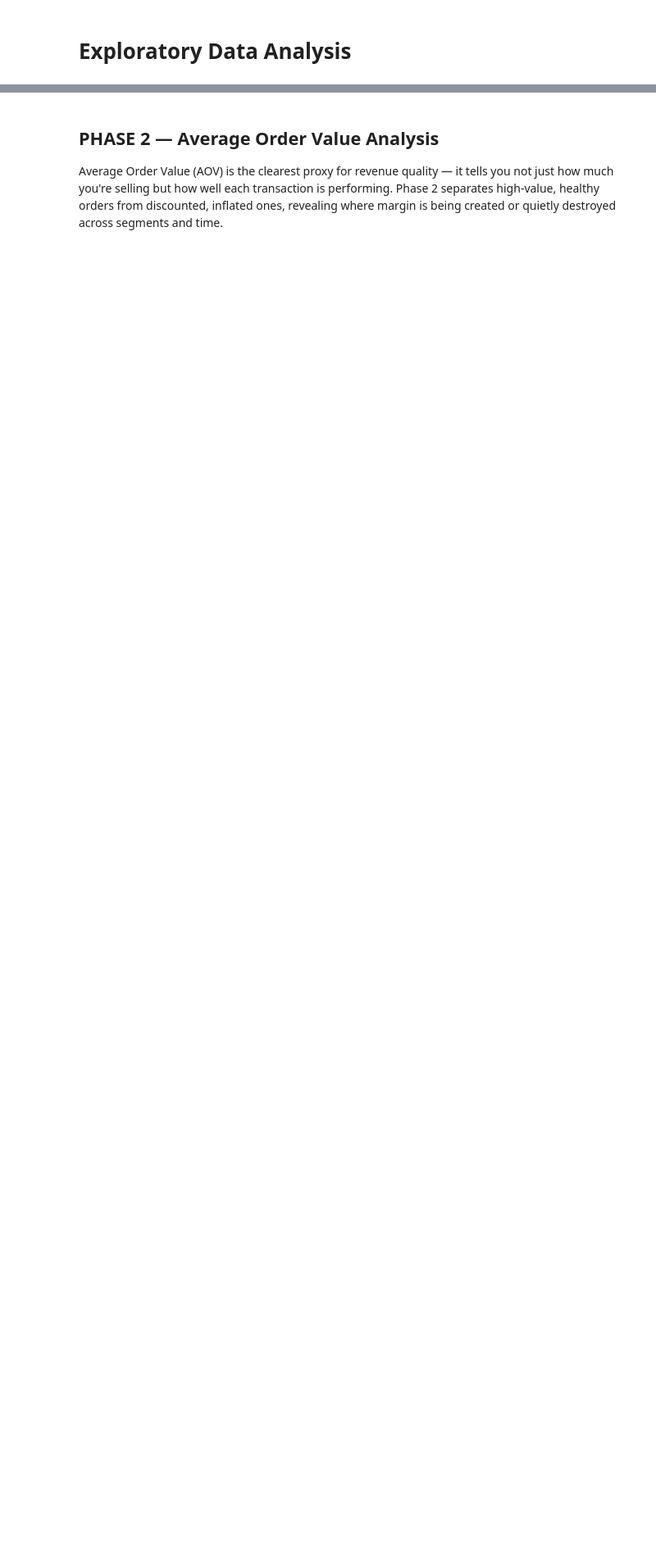
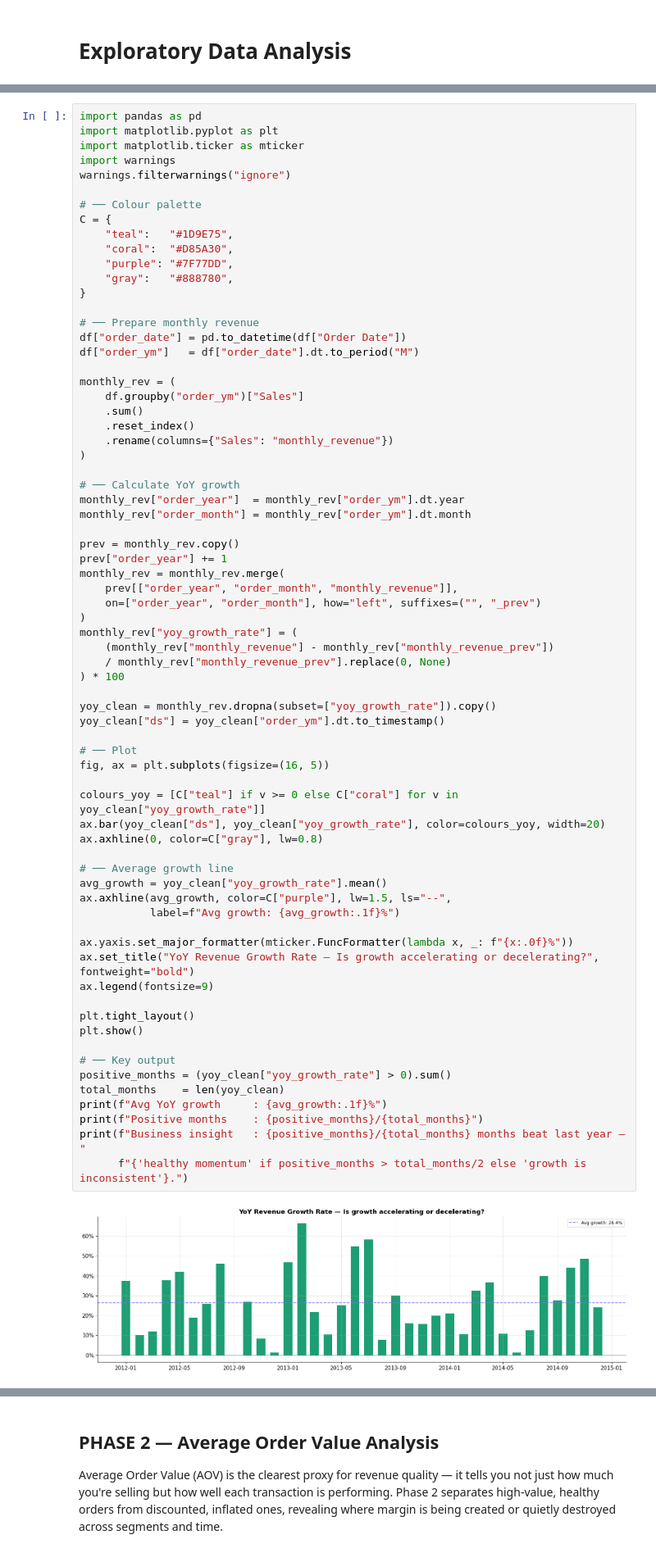
Before and after one commit to satwik12151/Capstone-Project-Group-3-, a Jupyter notebook: Capstone_Project_Group3.ipynb, the cells around one changed output, grey strips where cells are left out. Shown at 82% size. Drawn from its saved outputs; the diff is of its cells as text; blank space fills up the shorter version.

```diff
--- a/Capstone_Project_Group3.ipynb
+++ b/Capstone_Project_Group3.ipynb
@@ -273,0 +454,72 @@ memory usage: 7.6+ MB
+# %%
+import pandas as pd
+import matplotlib.pyplot as plt
+import matplotlib.ticker as mticker
+import warnings
+warnings.filterwarnings("ignore")
+
+# ── Colour palette
+C = {
+    "teal":   "#1D9E75",
+    "coral":  "#D85A30",
+    "purple": "#7F77DD",
+    "gray":   "#888780",
+}
+
+# ── Prepare monthly revenue
+df["order_date"] = pd.to_datetime(df["Order Date"])
+df["order_ym"]   = df["order_date"].dt.to_period("M")
+
+monthly_rev = (
+    df.groupby("order_ym")["Sales"]
+    .sum()
+    .reset_index()
+    .rename(columns={"Sales": "monthly_revenue"})
+)
+
+# ── Calculate YoY growth
+monthly_rev["order_year"]  = monthly_rev["order_ym"].dt.year
+monthly_rev["order_month"] = monthly_rev["order_ym"].dt.month
+
+prev = monthly_rev.copy()
+prev["order_year"] += 1
+monthly_rev = monthly_rev.merge(
+    prev[["order_year", "order_month", "monthly_revenue"]],
+    on=["order_year", "order_month"], how="left", suffixes=("", "_prev")
+)
+monthly_rev["yoy_growth_rate"] = (
+    (monthly_rev["monthly_revenue"] - monthly_rev["monthly_revenue_prev"])
+    / monthly_rev["monthly_revenue_prev"].replace(0, None)
+) * 100
+
+yoy_clean = monthly_rev.dropna(subset=["yoy_growth_rate"]).copy()
+yoy_clean["ds"] = yoy_clean["order_ym"].dt.to_timestamp()
+
+# ── Plot
+fig, ax = plt.subplots(figsize=(16, 5))
+
+colours_yoy = [C["teal"] if v >= 0 else C["coral"] for v in yoy_clean["yoy_growth_rate"]]
+ax.bar(yoy_clean["ds"], yoy_clean["yoy_growth_rate"], color=colours_yoy, width=20)
+ax.axhline(0, color=C["gray"], lw=0.8)
+
+# ── Average growth line
+avg_growth = yoy_clean["yoy_growth_rate"].mean()
+ax.axhline(avg_growth, color=C["purple"], lw=1.5, ls="--",
+           label=f"Avg growth: {avg_growth:.1f}%")
+
+ax.yaxis.set_major_formatter(mticker.FuncFormatter(lambda x, _: f"{x:.0f}%"))
+ax.set_title("YoY Revenue Growth Rate — Is growth accelerating or decelerating?", fontweight="bold")
+ax.legend(fontsize=9)
+
+plt.tight_layout()
+plt.show()
+
+# ── Key output
+positive_months = (yoy_clean["yoy_growth_rate"] > 0).sum()
+total_months    = len(yoy_clean)
+print(f"Avg YoY growth     : {avg_growth:.1f}%")
+print(f"Positive months    : {positive_months}/{total_months}")
+print(f"Business insight   : {positive_months}/{total_months} months beat last year — "
+      f"{'healthy momentum' if positive_months > total_months/2 else 'growth is inconsistent'}.")
+# %% [output]
+[figure, added]
```
Also changed, not shown: parts of 13 cells of this notebook.
